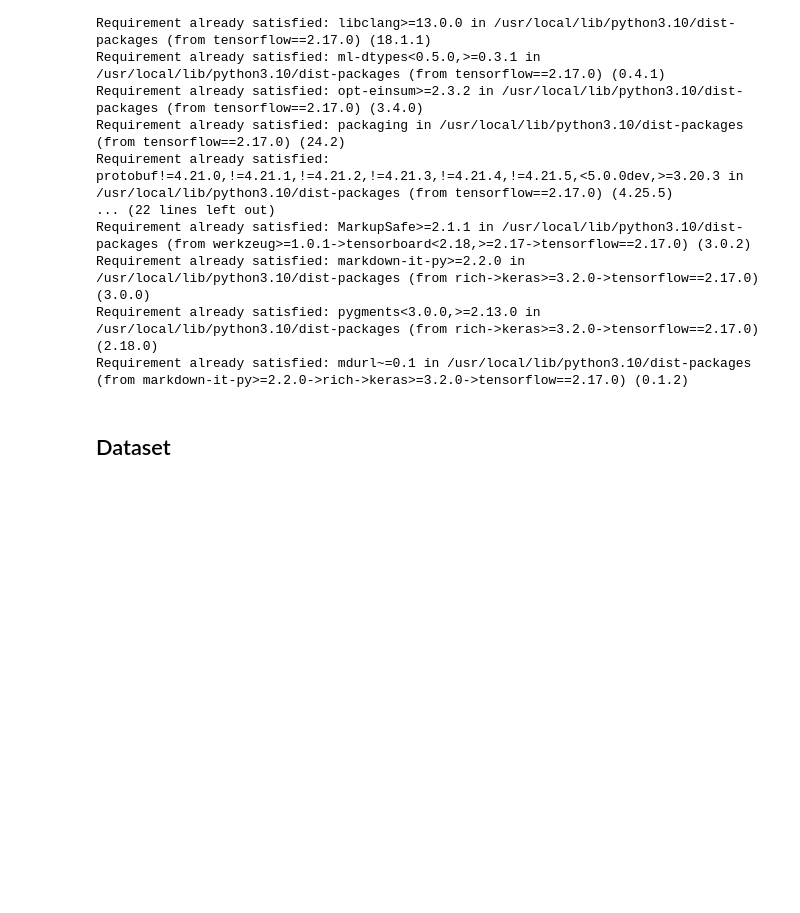
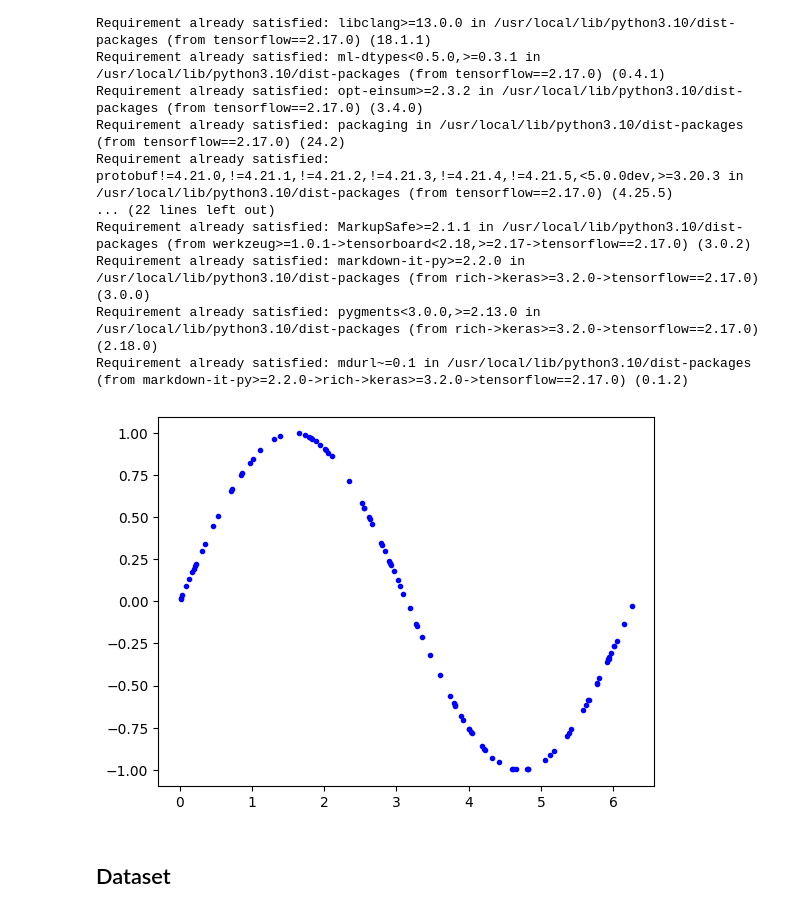
Before and after one commit to SQ6RDP/propagation-indicator, a Jupyter notebook: train_hello_world_model.ipynb, the cells around one changed output. Saved outputs shown, nothing was run; the diff lists cells and outputs as text; code cells hidden in the pictures; blank space fills up the shorter version.

```diff
--- a/train_hello_world_model.ipynb
+++ b/train_hello_world_model.ipynb
@@ -43,3 +38,15 @@ tf.random.set_seed(SEED)
+# %%
+SAMPLES = 100
+SEED = 12
+np.random.seed(SEED)
+tf.random.set_seed(SEED)
+x_values = np.random.uniform(low=0, high=2*math.pi, size=SAMPLES)
+np.random.shuffle(x_values)
+y_values = np.sin(x_values)
+plt.plot(x_values, y_values, 'b.')
+plt.show()
+# %% [output]
+[figure, added]
 # %%
 # Set a "seed" value, so we get the same random numbers each time we run this
 # notebook for reproducible results.
```
Also changed, not shown: parts of 1 cell of this notebook.
